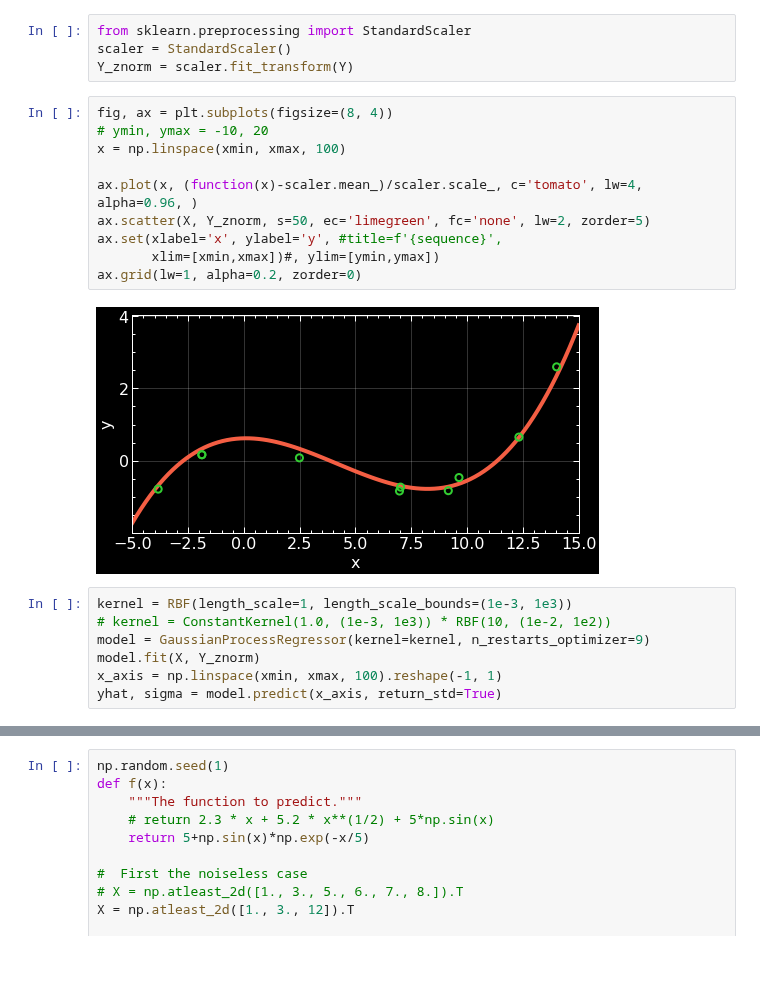
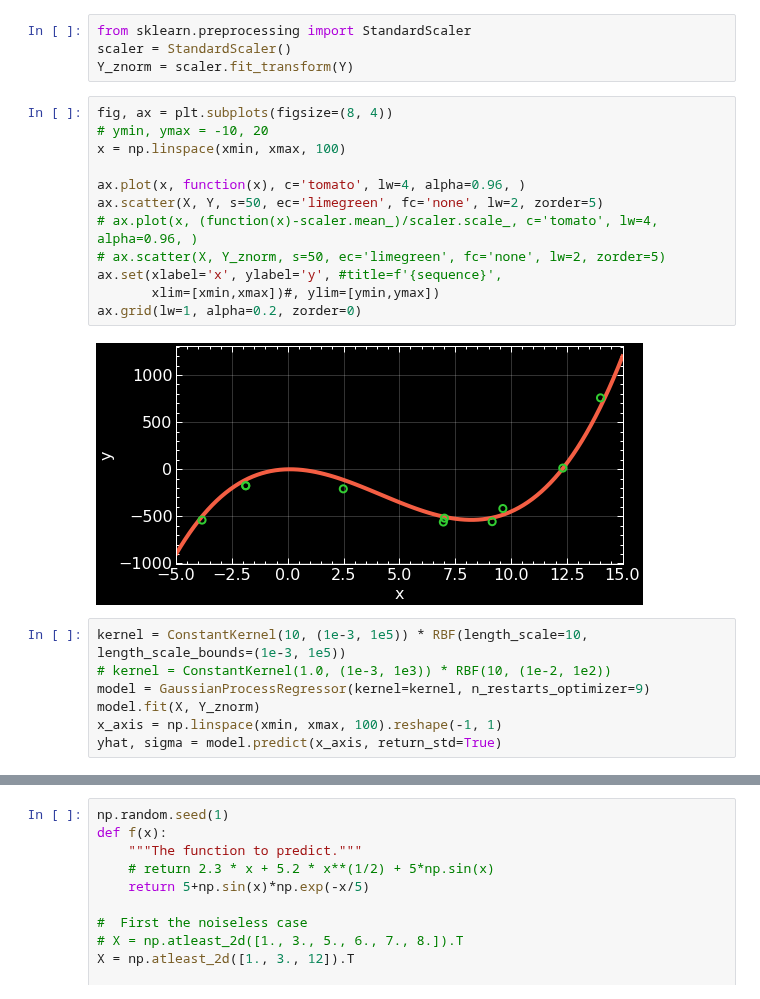
Before and after one commit to jsdiazpo/Bayesian-Digressions, a Jupyter notebook: Gaussian-Processes.ipynb, the cells around one changed output, grey strips where cells are left out. Cells and saved outputs as stored; diff of their text form; blank space fills up the shorter version.

```diff
--- a/Gaussian-Processes.ipynb
+++ b/Gaussian-Processes.ipynb
@@ -40,17 +40,19 @@ Y_znorm = scaler.fit_transform(Y)
 # %%
 fig, ax = plt.subplots(figsize=(8, 4))
 # ymin, ymax = -10, 20
 x = np.linspace(xmin, xmax, 100)
 
-ax.plot(x, (function(x)-scaler.mean_)/scaler.scale_, c='tomato', lw=4, alpha=0.96, )
-ax.scatter(X, Y_znorm, s=50, ec='limegreen', fc='none', lw=2, zorder=5)
+ax.plot(x, function(x), c='tomato', lw=4, alpha=0.96, )
+ax.scatter(X, Y, s=50, ec='limegreen', fc='none', lw=2, zorder=5)
+# ax.plot(x, (function(x)-scaler.mean_)/scaler.scale_, c='tomato', lw=4, alpha=0.96, )
+# ax.scatter(X, Y_znorm, s=50, ec='limegreen', fc='none', lw=2, zorder=5)
 ax.set(xlabel='x', ylabel='y', #title=f'{sequence}',
        xlim=[xmin,xmax])#, ylim=[ymin,ymax])
 ax.grid(lw=1, alpha=0.2, zorder=0)
 # %% [output]
-[figure, old version]
+[figure, new version]
 # %%
-kernel = RBF(length_scale=1, length_scale_bounds=(1e-3, 1e3))
+kernel = ConstantKernel(10, (1e-3, 1e5)) * RBF(length_scale=10, length_scale_bounds=(1e-3, 1e5))
 # kernel = ConstantKernel(1.0, (1e-3, 1e3)) * RBF(10, (1e-2, 1e2))
 model = GaussianProcessRegressor(kernel=kernel, n_restarts_optimizer=9)
 model.fit(X, Y_znorm)
```
Also changed, not shown: parts of 3 cells of this notebook.
